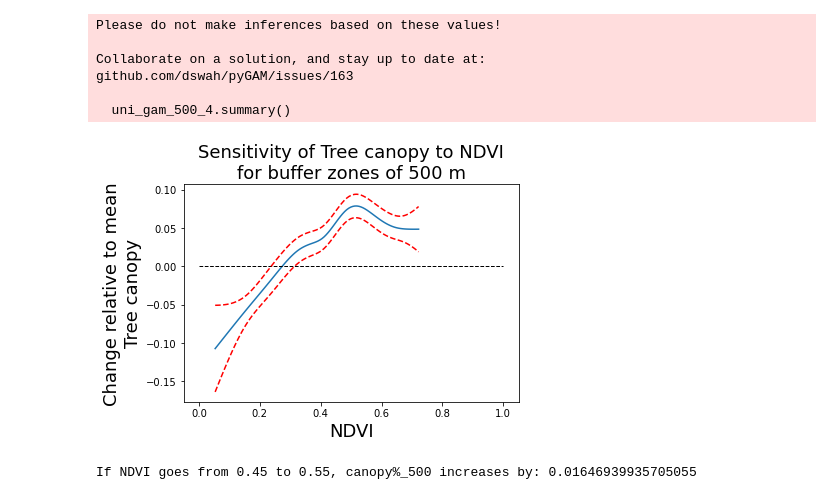
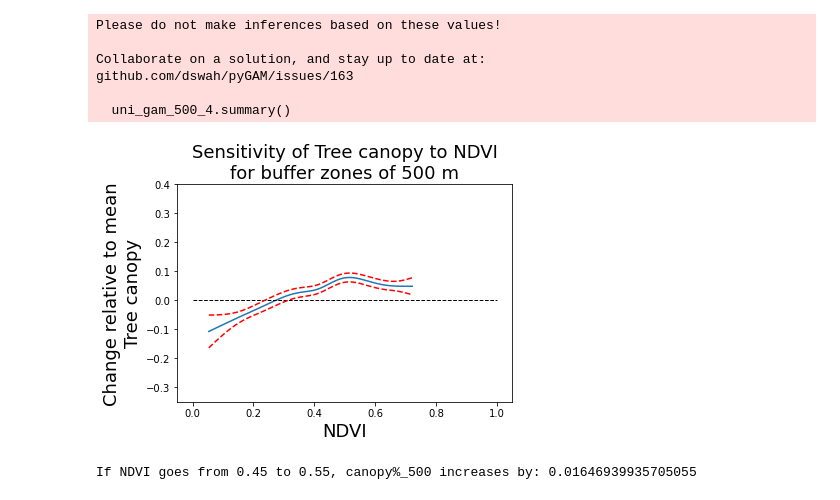
Before and after one commit to alexdelai/NDVI-dimist, a Jupyter notebook: 5_univariate_analysis_ndvi_2.ipynb, the cells around one changed output. Cells and saved outputs as stored; diff of their text form; code cells hidden in the pictures.

```diff
--- a/5_univariate_analysis_ndvi_2.ipynb
+++ b/5_univariate_analysis_ndvi_2.ipynb
@@ -516,6 +522,8 @@ for i, term in enumerate(uni_gam_100_8.terms):
     plt.plot(XX[:, term.feature], pdep)
     plt.hlines(y=0, xmin=0, xmax=1, linewidth=1, color='black', linestyle='--')
     plt.plot(XX[:, term.feature], confi, c='r', ls='--')
+    ax = plt.gca()
+    ax.set_ylim([-0.35, 0.5])
     # set title, xlabel and ylabel
     plt.title('Sensitivity of Grass density to NDVI\nfor buffer zones of 100 m', fontsize=18)
     plt.xlabel('NDVI', fontsize=18)
@@ -789,7 +799,8 @@ for i, term in enumerate(uni_gam_300_4.terms):
     plt.plot(XX[:, term.feature], pdep)
     plt.hlines(y=0, xmin=0, xmax=1, linewidth=1, color='black', linestyle='--')
     plt.plot(XX[:, term.feature], confi, c='r', ls='--')
-#    plt.ylim(-0.5, 0.5)
+    ax = plt.gca()
+    ax.set_ylim([-0.3, 0.3])
     # set title, xlabel and ylabel
     plt.title('Sensitivity of Tree canopy to NDVI\nfor buffer zones of 300 m', fontsize=18)
     plt.xlabel('NDVI', fontsize=18)
@@ -922,7 +933,8 @@ for i, term in enumerate(uni_gam_300_6.terms):
     plt.plot(XX[:, term.feature], pdep)
     plt.hlines(y=0, xmin=0, xmax=1, linewidth=1, color='black', linestyle='--')
     plt.plot(XX[:, term.feature], confi, c='r', ls='--')
- #   plt.ylim(-0.5, 0.5)
+    ax = plt.gca()
+    ax.set_ylim([-0.3, 0.3])
     # set title, xlabel and ylabel
     plt.title('Sensitivity of Shrubs density to NDVI\nfor buffer zones of 300 m', fontsize=18)
     plt.xlabel('NDVI', fontsize=18)
@@ -1055,7 +1067,8 @@ for i, term in enumerate(uni_gam_300_8.terms):
     plt.plot(XX[:, term.feature], pdep)
     plt.hlines(y=0, xmin=0, xmax=1, linewidth=1, color='black', linestyle='--')
     plt.plot(XX[:, term.feature], confi, c='r', ls='--')
-#    plt.ylim(-0.5, 0.5)
+    ax = plt.gca()
+    ax.set_ylim([-0.3, 0.3])
     # set title, xlabel and ylabel
     plt.title('Sensitivity of Grass density to NDVI\nfor buffer zones of 300 m', fontsize=18)
     plt.xlabel('NDVI', fontsize=18)
@@ -1326,27 +1338,28 @@ github.com/dswah/pyGAM/issues/163
 # %%
 # plotting
 for i, term in enumerate(uni_gam_500_4.terms):
     if term.isintercept:
         continue
 
     XX = uni_gam_500_4.generate_X_grid(term=i)
     pdep, confi = uni_gam_500_4.partial_dependence(term=i, X=XX, width=0.95)
 
     plt.figure()
     plt.plot(XX[:, term.feature], pdep)
     plt.hlines(y=0, xmin=0, xmax=1, linewidth=1, color='black', linestyle='--')
     plt.plot(XX[:, term.feature], confi, c='r', ls='--')
-#    plt.ylim(-0.5, 0.5)
+    ax = plt.gca()
+    ax.set_ylim([-0.35, 0.4])
     # set title, xlabel and ylabel
     plt.title('Sensitivity of Tree canopy to NDVI\nfor buffer zones of 500 m', fontsize=18)
     plt.xlabel('NDVI', fontsize=18)
     plt.ylabel('Change relative to mean\nTree canopy', fontsize=18)
     # save the figure
     plt.savefig('thesis_project/visualizations/modelling/univariate/gam_canopy_500_best_plot_2.png', dpi=300, bbox_inches='tight')
     im.open('thesis_project/visualizations/modelling/univariate/gam_canopy_500_best_plot_2.png').save('thesis_project/visualizations/modelling/univariate/gam_canopy_500_best_plot_2.bmp')
     plt.show()
 # %% [output]
-[figure, old version]
+[figure, new version]
 # %%
 # Change in medium NDVI values: how does canopy% increase, if NDVI changes from 0.45 to 0.55?
 canopy_m0 = uni_gam_500_4.predict(0.45)
```
Also changed, not shown: parts of 12 cells of this notebook, 1 other file.
